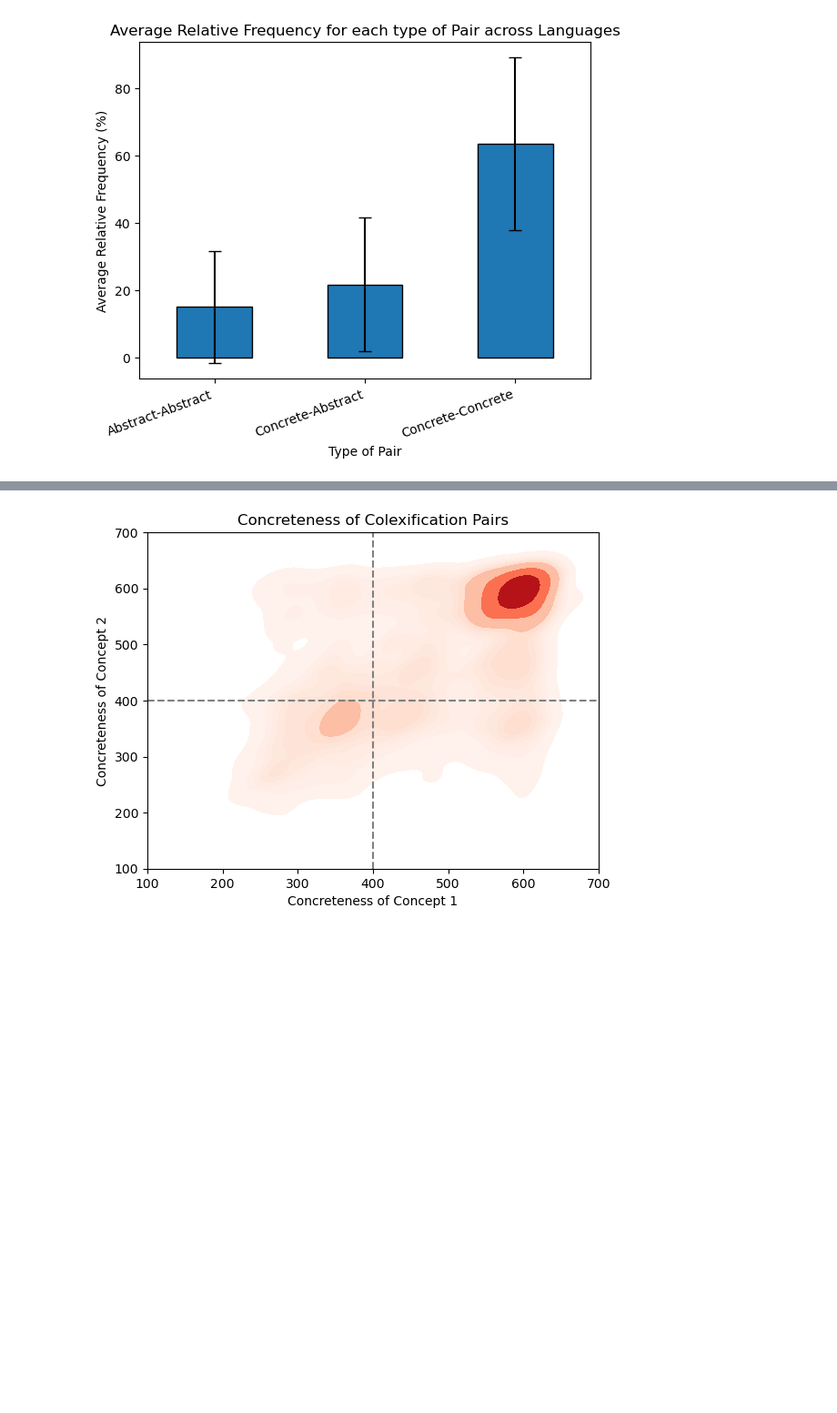
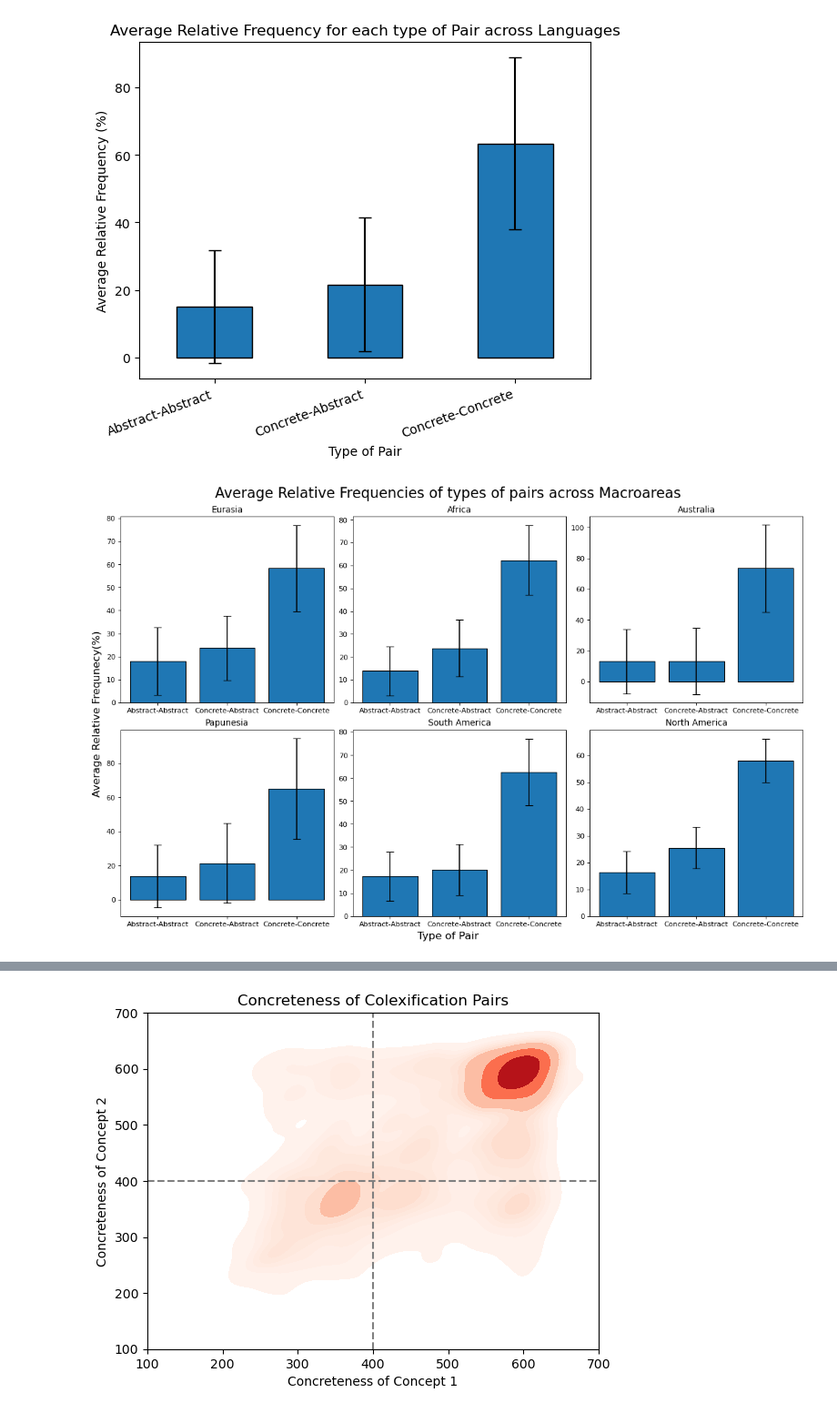
Before and after one commit to akunnamegwa/COG260Project, a Jupyter notebook: colex_demo_notebook.ipynb, the cells around one changed output, grey strips where cells are left out. Shown: that part at 91% size. Drawn from its saved outputs; the diff is of its cells as text; code cells hidden in the pictures; blank space fills up the shorter version.

```diff
--- a/colex_demo_notebook.ipynb
+++ b/colex_demo_notebook.ipynb
@@ -232,6 +240,17 @@ def add_info_cols(df):
     df['y'] = df['concreteness'].apply(lambda coord: coord[1])
     df['pair_glosses'] = df['pair_ids'].apply(lambda ids: (id_to_gloss[ids[0]], id_to_gloss[ids[1]]))
     return df
+# %%
+def get_avg_relative_freqs(df):
+    df = df[df['all']!= 0]
+    type_percents = pd.DataFrame({
+    'Abstract-Abstract': df['abs_abs'] / df['all'] * 100,
+    'Concrete-Abstract': df['conc_abs'] / df['all'] * 100,
+    'Concrete-Concrete': df['conc_conc'] / df['all'] * 100
+    })
+    means = type_percents.mean()
+    std_devs = type_percents.std()
+    return means, std_devs
 # %%
 mega = add_info_cols(mega)
 mega_no_freq = add_info_cols(mega_no_freq)
@@ -273,13 +292,8 @@ concrete_abstract.sort_values(by="frequency", ascending=False).head(10)[['pair_g
+# %%
+all_means={}
 # %%
-counts = counts[counts["all"] != 0]
-type_percents = pd.DataFrame({
-    'Abstract-Abstract': counts['abs_abs'] / counts['all'] * 100,
-    'Concrete-Abstract': counts['conc_abs'] / counts['all'] * 100,
-    'Concrete-Concrete': counts['conc_conc'] / counts['all'] * 100
-})
-means = type_percents.mean()
-std_devs = type_percents.std()
-# Plot the bar graph with error bars
+means, std_devs = get_avg_relative_freqs(counts)
+all_means['all'] = means
 fig, ax = plt.subplots()
 
 means.plot(kind='bar', yerr=std_devs, ax=ax, capsize=5, edgecolor='black')
@@ -294,3 +308,21 @@ plt.xticks(rotation=20, ha="right")
 plt.show()
 # %% [output]
 [figure]
+# %%
+fig = plt.figure(figsize=(14, 9), dpi= 80, facecolor='w', edgecolor='k', constrained_layout= True)
+
+idx = 1
+for macroarea in area_counts.keys():
+    means, std_devs = get_avg_relative_freqs(area_counts[macroarea])
+    all_means[macroarea] = means
+    plt.subplot(2, 3, idx)
+    idx += 1
+    plt.bar(['Abstract-Abstract', 'Concrete-Abstract', 'Concrete-Concrete'], means, yerr=std_devs, capsize=5, edgecolor='black')
+    plt.title(macroarea)
+
+fig.supxlabel("Type of Pair", fontsize=15)
+fig.supylabel("Average Relative Frequnecy(%)", fontsize=15)
+fig.suptitle("Average Relative Frequencies of types of pairs across Macroareas", fontsize=20)
+plt.show()
+# %% [output]
+[figure, added]
```
Also changed, not shown: parts of 13 cells of this notebook.
